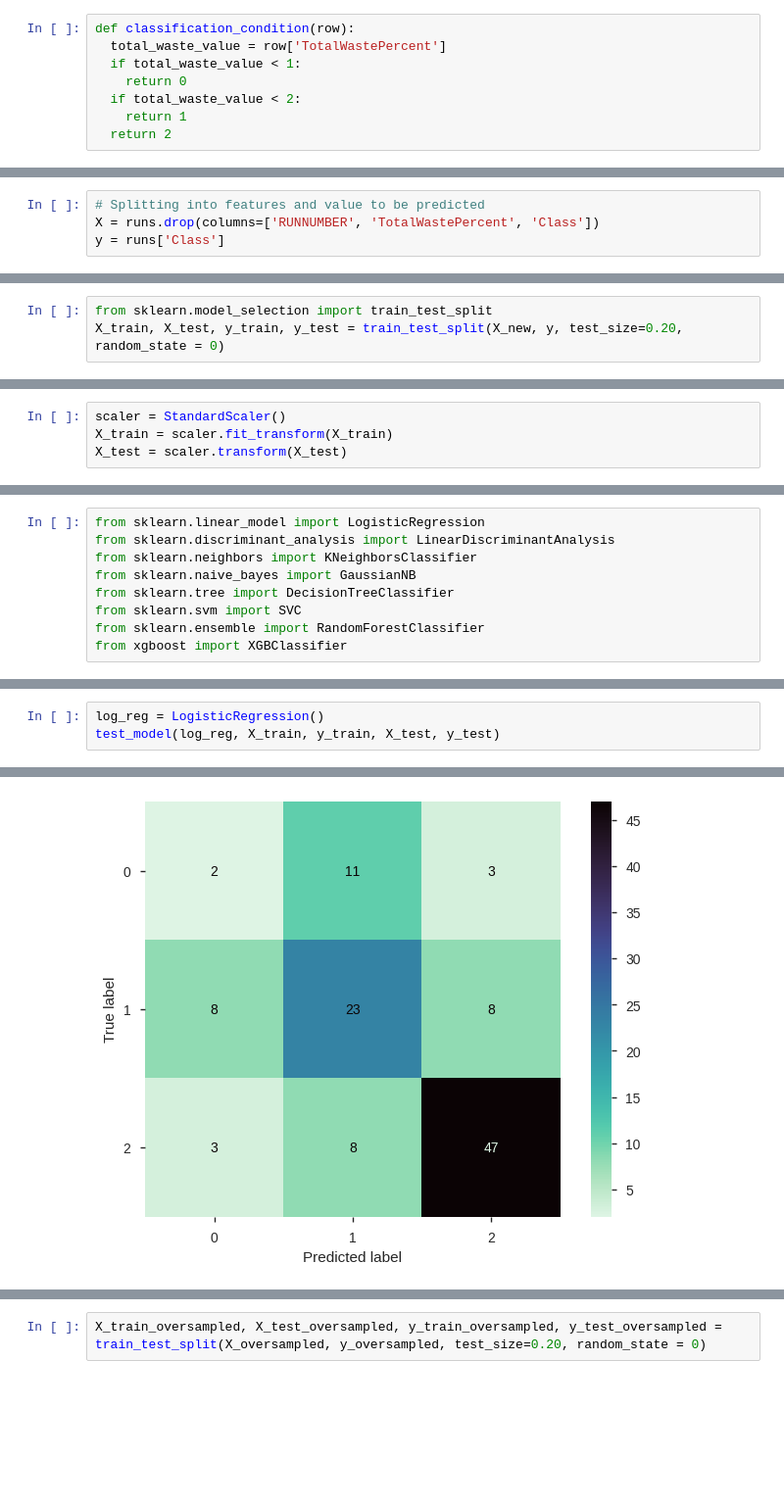
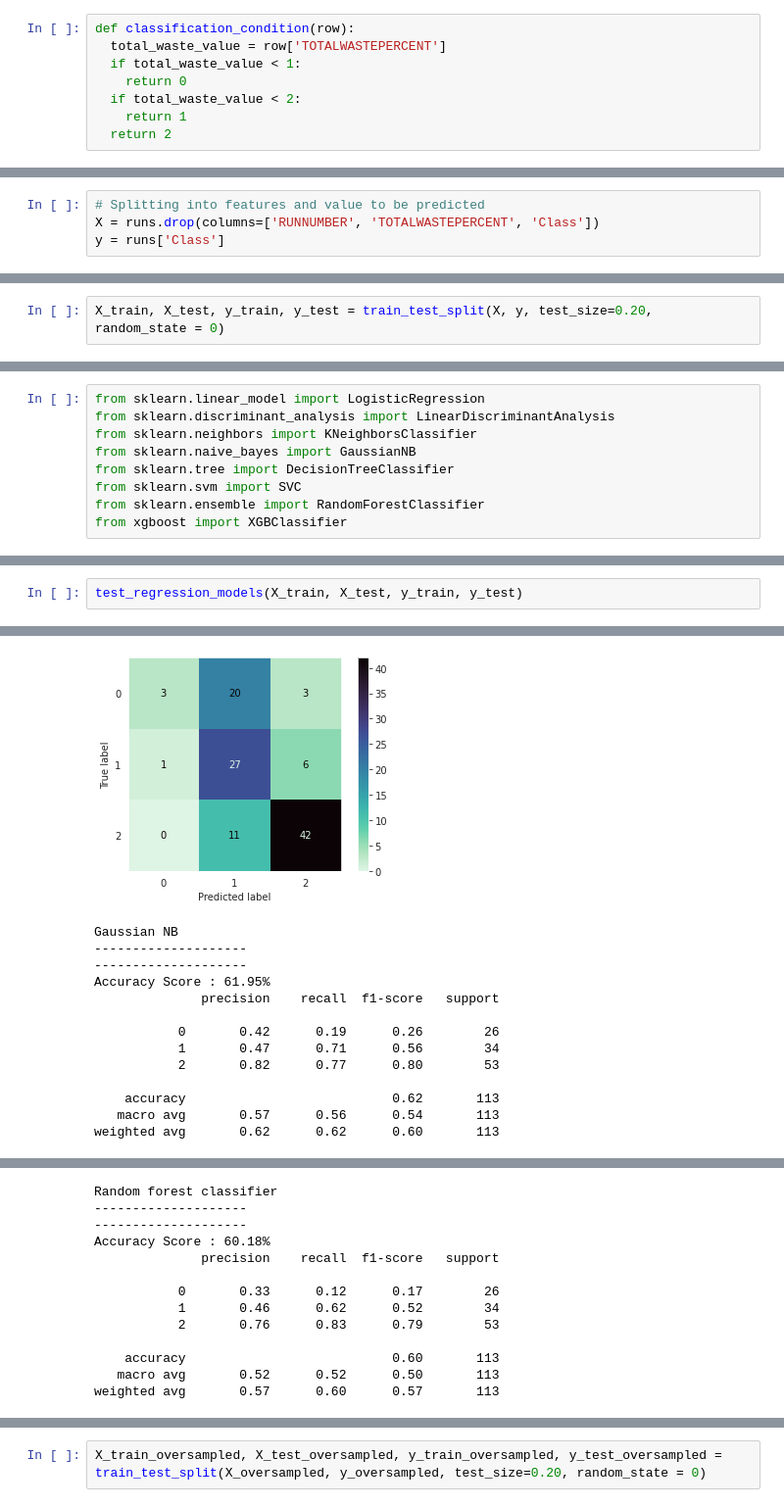
Before and after one commit to teoad95/Infusing-business-optimization-processes-with-machine-learning-and-expert-knowledge., a Jupyter notebook: Main_notebook.ipynb, the cells around one changed output, grey strips where cells are left out. Shown at 98% size. Cells and saved outputs as stored; diff of their text form; blank space fills up the shorter version.

```diff
--- a/Main_notebook.ipynb
+++ b/Main_notebook.ipynb
@@ -295,7 +346,7 @@ ax = sns.pairplot(extended_runs[extended_runs.columns])
 Define classes method
 # %%
 def classification_condition(row):
-  total_waste_value = row['TotalWastePercent']
+  total_waste_value = row['TOTALWASTEPERCENT']
   if total_waste_value < 1:
     return 0
   if total_waste_value < 2:
@@ -334,5 +389,5 @@ def test_model(model, xtrain, ytrain, xtest, ytest):
   print_metrics(ytest, preds, model, xtest, ytest)
 # %%
 # Splitting into features and value to be predicted
-X = runs.drop(columns=['RUNNUMBER', 'TotalWastePercent', 'Class'])
+X = runs.drop(columns=['RUNNUMBER', 'TOTALWASTEPERCENT', 'Class'])
 y = runs['Class']
@@ -391,3 +394,2 @@ Split data
 # %%
-from sklearn.model_selection import train_test_split
-X_train, X_test, y_train, y_test = train_test_split(X_new, y, test_size=0.20, random_state = 0)
+X_train, X_test, y_train, y_test = train_test_split(X, y, test_size=0.20, random_state = 0)
@@ -398,4 +395,0 @@ from sklearn.preprocessing import StandardScaler
-# %%
-scaler = StandardScaler()
-X_train = scaler.fit_transform(X_train)
-X_test = scaler.transform(X_test)
@@ -413,4 +452,3 @@ from xgboost import XGBClassifier
 # %%
-log_reg = LogisticRegression()
-test_model(log_reg, X_train, y_train, X_test, y_test)
+test_regression_models(X_train, X_test, y_train, y_test)
 # %% [output]
@@ -427 +468,14 @@ weighted avg       0.63      0.64      0.63       113
-[figure, old version]
+[figure, new version]
+Gaussian NB
+--------------------
+--------------------
+Accuracy Score : 61.95%
+              precision    recall  f1-score   support
+
+           0       0.42      0.19      0.26        26
+           1       0.47      0.71      0.56        34
+           2       0.82      0.77      0.80        53
+
+    accuracy                           0.62       113
+   macro avg       0.57      0.56      0.54       113
+weighted avg       0.62      0.62      0.60       113
@@ -427,0 +483,13 @@ weighted avg       0.63      0.64      0.63       113
+Random forest classifier
+--------------------
+--------------------
+Accuracy Score : 60.18%
+              precision    recall  f1-score   support
+
+           0       0.33      0.12      0.17        26
+           1       0.46      0.62      0.52        34
+           2       0.76      0.83      0.79        53
+
+    accuracy                           0.60       113
+   macro avg       0.52      0.52      0.50       113
+weighted avg       0.57      0.60      0.57       113
```
Also changed, not shown: parts of 64 cells of this notebook.
